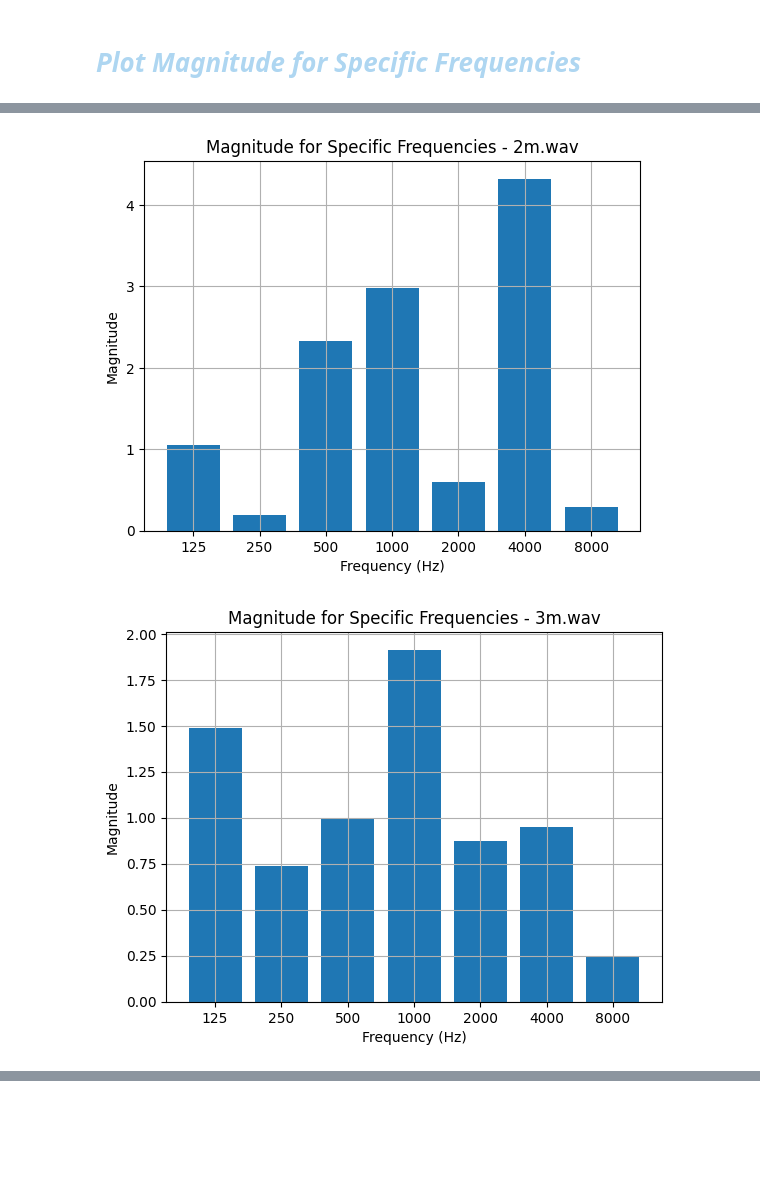
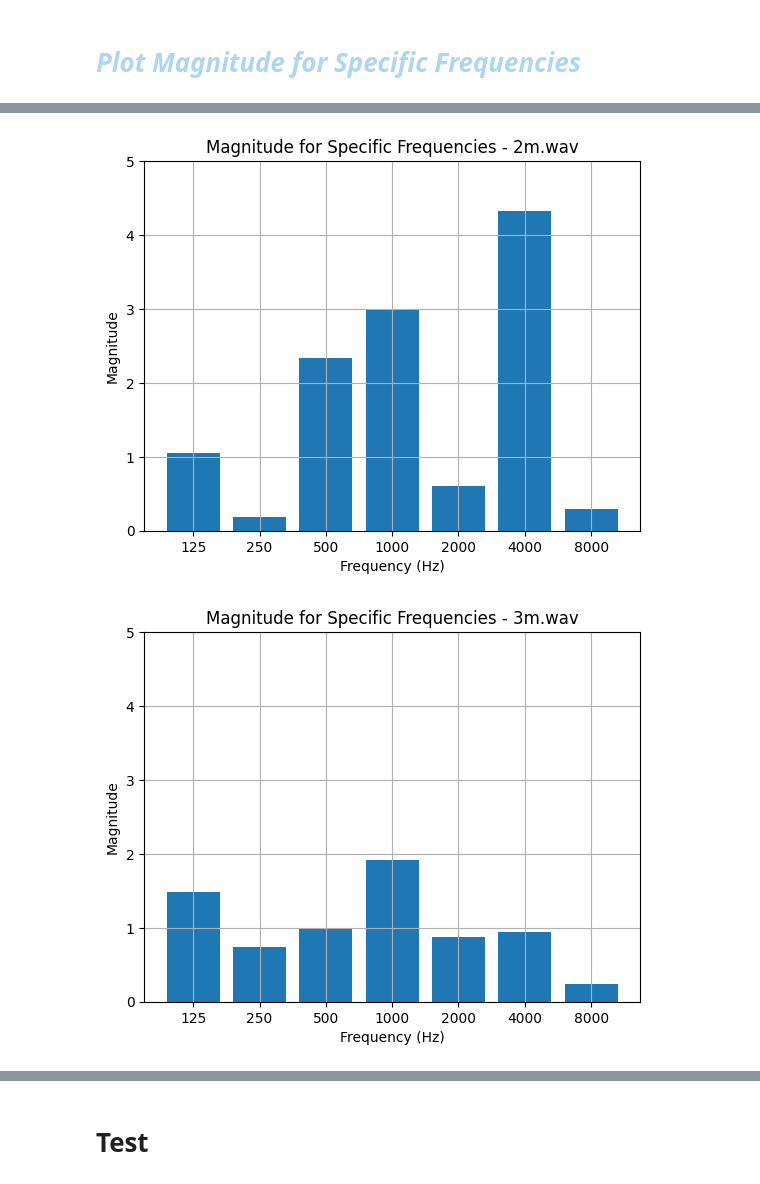
Before and after one commit to HussamAlBasha/IDS-Institute-for-Design-Strategies, a Jupyter notebook: Collected Data/Field-Recording-Analysis.ipynb, the cells around one changed output, grey strips where cells are left out. Drawn from its saved outputs; the diff is of its cells as text; code cells hidden in the pictures; blank space fills up the shorter version.

```diff
--- a/Collected Data/Field-Recording-Analysis.ipynb
+++ b/Collected Data/Field-Recording-Analysis.ipynb
@@ -176,5 +176,5 @@ for wav in (pbar := tqdm(list(wav_folder.glob("*.wav")))):
     b = Binaural.from_wav(wav)
     decibel = (levels[b.recording]["Left"], levels[b.recording]["Left"])
     b = Binaural.from_wav(wav, calibrate_to=decibel)
-    b.plot(title='Binaural - ' + wav.name)
+    b.plot(title='Binaural - ' + wav.name,  ylim=(-0.2, 0.2))
 # %% [output]
@@ -354,6 +354,7 @@ for wav in (pbar := tqdm(list(wav_folder.glob("*.wav")))):
     plt.xlabel('Frequency (Hz)')
     plt.ylabel('Magnitude')
     plt.title('Magnitude for Specific Frequencies - ' + wav.name)
+    plt.ylim(0, 5)
     plt.grid(True)
     plt.show()
 # %% [output]
@@ -363,2 +364,2 @@ for wav in (pbar := tqdm(list(wav_folder.glob("*.wav")))):
-[figure, old version]
+[figure, new version]
-[figure, old version]
+[figure, new version]
@@ -365,0 +367,2 @@ for wav in (pbar := tqdm(list(wav_folder.glob("*.wav")))):
+# %% [markdown]
+# Test
```
Also changed, not shown: parts of 4 cells of this notebook, 21 other files.
